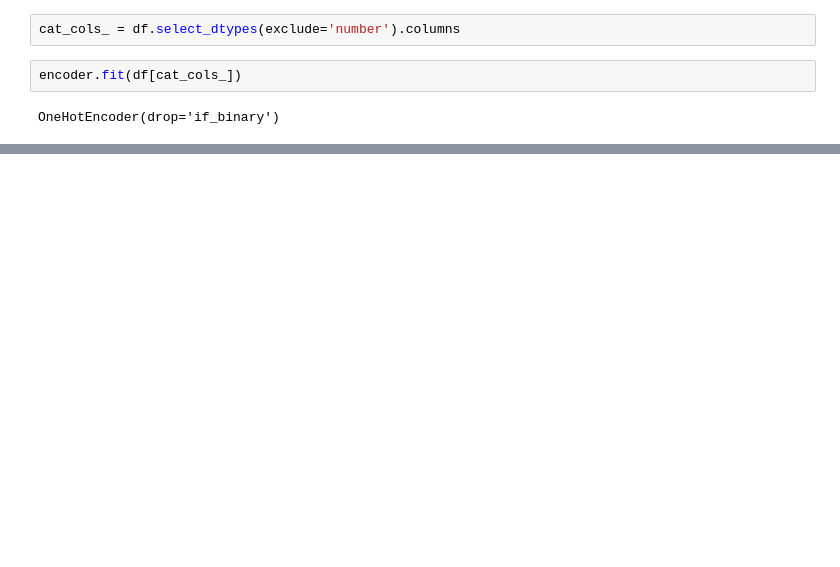
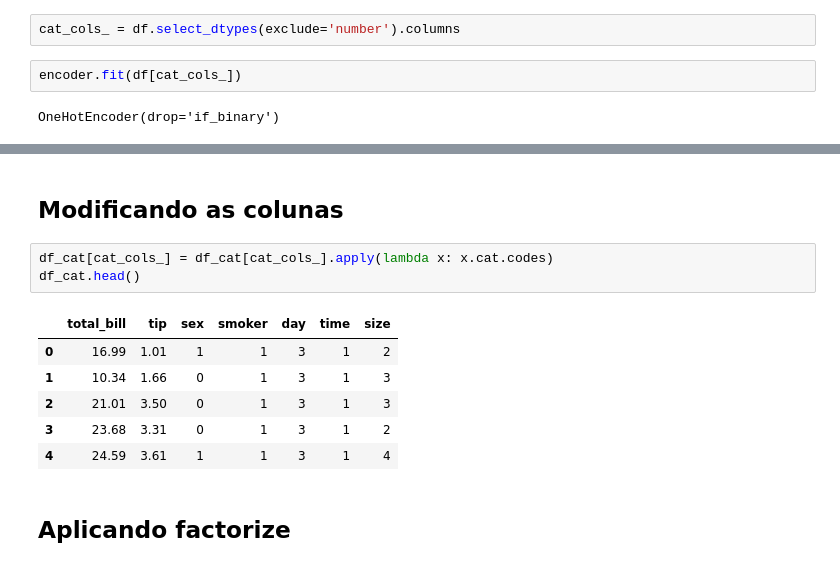
Before and after one commit to lauroPereira/data-wrangling-lessons, a Jupyter notebook: data_wrangling_categorical.ipynb, the cells around one changed output, grey strips where cells are left out. Cells and saved outputs as stored; diff of their text form; blank space fills up the shorter version.

```diff
--- a/data_wrangling_categorical.ipynb
+++ b/data_wrangling_categorical.ipynb
@@ -90,0 +157,14 @@ pd.DataFrame(
+# %% [markdown]
+## Modificando as colunas
+# %%
+df_cat[cat_cols_] = df_cat[cat_cols_].apply(lambda x: x.cat.codes)
+df_cat.head()
+# %% [output]
+|  | total_bill | tip | sex | smoker | day | time | size |
+| 0 | 16.99 | 1.01 | 1 | 1 | 3 | 1 | 2 |
+| 1 | 10.34 | 1.66 | 0 | 1 | 3 | 1 | 3 |
+| 2 | 21.01 | 3.50 | 0 | 1 | 3 | 1 | 3 |
+| 3 | 23.68 | 3.31 | 0 | 1 | 3 | 1 | 2 |
+| 4 | 24.59 | 3.61 | 1 | 1 | 3 | 1 | 4 |
+# %% [markdown]
+## Aplicando factorize
```
Also changed, not shown: parts of 22 cells of this notebook.
